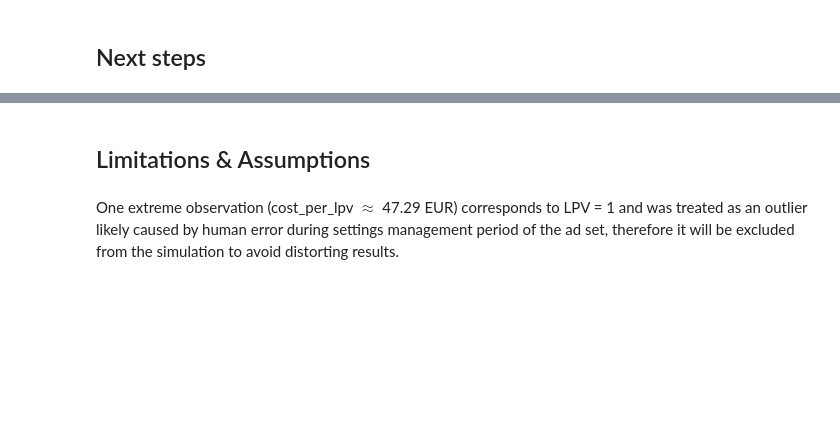
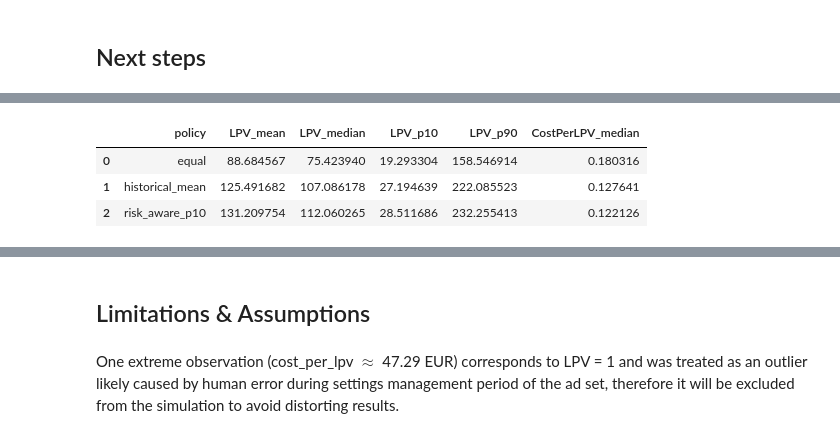
Before and after one commit to AleksM654/project, a Jupyter notebook: notebooks/digital_marketing_budget_allocation_under_uncertainty.ipynb, the cells around one changed output, grey strips where cells are left out. Cells and saved outputs as stored; diff of their text form; code cells hidden in the pictures; blank space fills up the shorter version.

```diff
--- a/notebooks/digital_marketing_budget_allocation_under_uncertainty.ipynb
+++ b/notebooks/digital_marketing_budget_allocation_under_uncertainty.ipynb
@@ -366,0 +576,76 @@ Original rows: 83 | Simulation rows: 82
+# %%
+# --- Monte Carlo simulation: compare 3 allocation policies under uncertainty ---
+
+rng = np.random.default_rng(42)  # Random generator for reproducibility
+
+B = weekly_budget["total_spend_eur"].to_numpy()  # Historical weekly budgets
+ad_ids = adset_stats["Ad set ID"].to_numpy()     # Ad sets included in policy weights
+K = len(ad_ids)                                  # Number of ad sets
+
+# Build a dictionary: for each ad set, store the historical lpv_per_eur samples we can bootstrap from
+lpv_per_eur_hist = {}
+for ad in ad_ids:
+    vals = df_mc_valid.loc[df_mc_clean["Ad set ID"] == ad, "lpv_per_eur"].to_numpy()
+    lpv_per_eur_hist[ad] = vals  # could be small per ad set; bootstrap handles that
+
+# Simulation settings
+n_sims = 1000  # start with 1000 for validation; we can increase later
+
+# Storage for simulation results (LPVs and cost per LPV) for each policy
+lpv_equal = np.empty(n_sims)
+lpv_mean  = np.empty(n_sims)
+lpv_p10   = np.empty(n_sims)
+
+cplpv_equal = np.empty(n_sims)
+cplpv_mean  = np.empty(n_sims)
+cplpv_p10   = np.empty(n_sims)
+
+for i in range(n_sims):
+    # 1) Sample a weekly total budget from historical distribution
+    budget = rng.choice(B)
+
+    # 2) Bootstrap one lpv_per_eur draw per ad set (represents "next week efficiency" for that ad set)
+    draw = np.empty(K)
+    for j, ad in enumerate(ad_ids):
+        draw[j] = rng.choice(lpv_per_eur_hist[ad])
+
+    # 3) Allocate the budget across ad sets under each policy
+    b_equal = budget * w_equal
+    b_mean  = budget * w_mean
+    b_p10   = budget * w_p10
+
+    # 4) Simulated total LPVs = sum(budget_i * efficiency_i)
+    lpv_equal[i] = np.sum(b_equal * draw)
+    lpv_mean[i]  = np.sum(b_mean * draw)
+    lpv_p10[i]   = np.sum(b_p10 * draw)
+
+    # 5) Simulated cost per LPV = total budget / total LPVs (guard against zero)
+    cplpv_equal[i] = budget / lpv_equal[i] if lpv_equal[i] > 0 else np.nan
+    cplpv_mean[i]  = budget / lpv_mean[i]  if lpv_mean[i]  > 0 else np.nan
+    cplpv_p10[i]   = budget / lpv_p10[i]   if lpv_p10[i]   > 0 else np.nan
+
+# Quick sanity check summary (median and P10/P90)
+def summarize(x):
+    x = x[np.isfinite(x)]
+    return {
+        "mean": float(np.mean(x)),
+        "median": float(np.quantile(x, 0.50)),
+        "p10": float(np.quantile(x, 0.10)),
+        "p90": float(np.quantile(x, 0.90)),
+    }
+
+results = pd.DataFrame({
+    "policy": ["equal", "historical_mean", "risk_aware_p10"],
+    "LPV_mean": [summarize(lpv_equal)["mean"], summarize(lpv_mean)["mean"], summarize(lpv_p10)["mean"]],
+    "LPV_median": [summarize(lpv_equal)["median"], summarize(lpv_mean)["median"], summarize(lpv_p10)["median"]],
+    "LPV_p10": [summarize(lpv_equal)["p10"], summarize(lpv_mean)["p10"], summarize(lpv_p10)["p10"]],
+    "LPV_p90": [summarize(lpv_equal)["p90"], summarize(lpv_mean)["p90"], summarize(lpv_p10)["p90"]],
+    "CostPerLPV_median": [summarize(cplpv_equal)["median"], summarize(cplpv_mean)["median"], summarize(cplpv_p10)["median"]],
+})
+
+results
+# %% [output]
+|  | policy | LPV_mean | LPV_median | LPV_p10 | LPV_p90 | CostPerLPV_median |
+| 0 | equal | 88.684567 | 75.423940 | 19.293304 | 158.546914 | 0.180316 |
+| 1 | historical_mean | 125.491682 | 107.086178 | 27.194639 | 222.085523 | 0.127641 |
+| 2 | risk_aware_p10 | 131.209754 | 112.060265 | 28.511686 | 232.255413 | 0.122126 |
```
Also changed, not shown: parts of 26 cells of this notebook.
